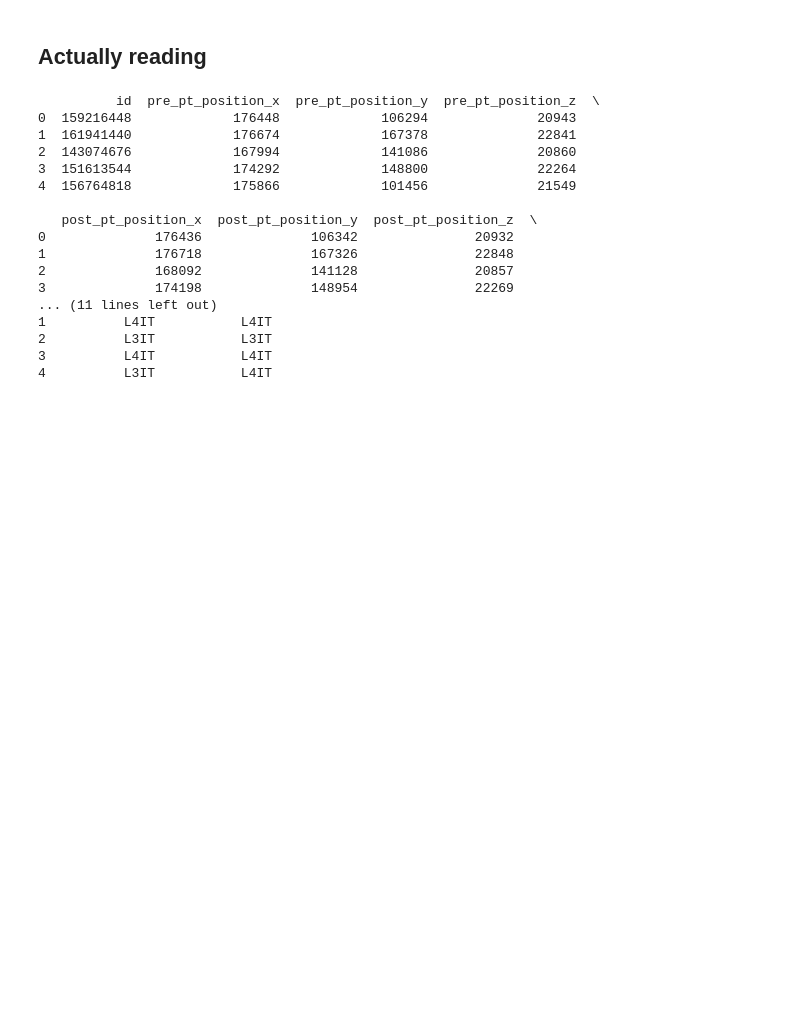
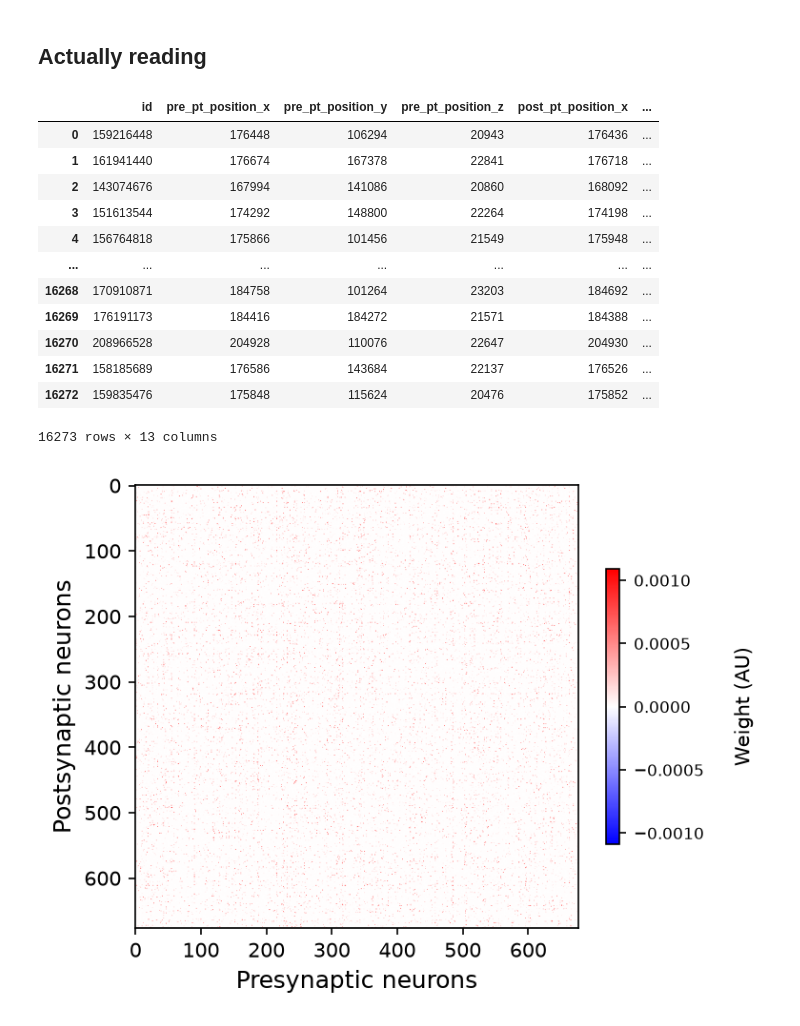
Before and after one commit to jgreen83/Spring2026-Connectome-Pseudospectra, a Jupyter notebook: L234_balance_pseudospec.ipynb, the cells around one changed output. Cells and saved outputs as stored; diff of their text form; code cells hidden in the pictures; blank space fills up the shorter version.

Commit message:
some updates, graph generated

```diff
--- a/L234_balance_pseudospec.ipynb
+++ b/L234_balance_pseudospec.ipynb
@@ -27,8 +27,8 @@ def plot_matrix(W: np.ndarray):
     fig, ax = plt.subplots(figsize=(5, 5), dpi=150)
     im = ax.imshow(W.T, vmin=-W_extreme_val, vmax=W_extreme_val, cmap="bwr")
 
-    ax.set_xlabel("Postsynaptic neurons", fontsize=12)
-    ax.set_ylabel("Presynaptic neurons", fontsize=12)
+    ax.set_ylabel("Postsynaptic neurons", fontsize=12)
+    ax.set_xlabel("Presynaptic neurons", fontsize=12)
 
     cbar = fig.colorbar(im, ax=ax, shrink=.5)
     cbar.ax.tick_params(labelsize=8)
@@ -389,24 +440,36 @@ def observed_plus_random_connectivity_matrix(syn_mat: np.ndarray, r_inhibitory:
 # %%
 L234_syn = pd.read_feather("/Users/Greencat/Spring2026-Connectome-Pseudospectra/ct_L234_syn_df_wsh_1718.feather")
 # %%
-print(L234_syn[0:5])
+L234_syn
 # %% [output]
+|  | id | pre_pt_position_x | pre_pt_position_y | pre_pt_position_z | post_pt_position_x | ... |
+| 0 | 159216448 | 176448 | 106294 | 20943 | 176436 | ... |
+| 1 | 161941440 | 176674 | 167378 | 22841 | 176718 | ... |
+| 2 | 143074676 | 167994 | 141086 | 20860 | 168092 | ... |
+| 3 | 151613544 | 174292 | 148800 | 22264 | 174198 | ... |
+| 4 | 156764818 | 175866 | 101456 | 21549 | 175948 | ... |
+| ... | ... | ... | ... | ... | ... | ... |
+| 16268 | 170910871 | 184758 | 101264 | 23203 | 184692 | ... |
+| 16269 | 176191173 | 184416 | 184272 | 21571 | 184388 | ... |
+| 16270 | 208966528 | 204928 | 110076 | 22647 | 204930 | ... |
+| 16271 | 158185689 | 176586 | 143684 | 22137 | 176526 | ... |
+| 16272 | 159835476 | 175848 | 115624 | 20476 | 175852 | ... |
-          id  pre_pt_position_x  pre_pt_position_y  pre_pt_position_z  \
-0  159216448             176448             106294              20943
-1  161941440             176674             167378              22841
-2  143074676             167994             141086              20860
-3  151613544             174292             148800              22264
-4  156764818             175866             101456              21549
-
-   post_pt_position_x  post_pt_position_y  post_pt_position_z  \
-0              176436              106342               20932
-1              176718              167326               22848
-2              168092              141128               20857
-3              174198              148954               22269
-... (11 lines left out)
-1          L4IT           L4IT
-2          L3IT           L3IT
-3          L4IT           L4IT
-4          L3IT           L4IT
+16273 rows × 13 columns
 # %%
-#TO DO: WRITE FN TO PROCESS SYNAPSE TABLE INTO CONNECTIVITY MATRIX, THEN PLUG IN TO observed_plus_random_connectivity_matrix
+#lol this doesn't make a difference unless I'm only selecting some
+pre_root_ids_all = np.array(L234_syn["pre_pt_root_id"])
+# neuron_ids = np.array(cell_df[np.array(cell_df["cell_type_auto"] == "23P") & np.array(cell_df["proofreading_strategy"] != "") & np.array(cell_df["region"] == "V1")]["pt_root_id"])
+post_root_ids_all = np.array(L234_syn["post_pt_root_id"])
+syn_df_l234 = filter_synapse_table(L234_syn, pre_root_ids_all, post_root_ids_all)
+
+# Transform table to a matrix - synapses within a connection are summed
+syn_mat_df_l234 = syn_df_l234.pivot_table(index="pre_pt_root_id", columns="post_pt_root_id",
+                                        values="size", aggfunc=lambda x: np.sum(x)).fillna(0)
+
+# Make square matrix
+input_output_ids = syn_mat_df_l234.index[np.isin(syn_mat_df_l234.index, syn_mat_df_l234.columns)]
+syn_mat_l234 = np.array(syn_mat_df_l234.reindex(input_output_ids).reindex(columns=input_output_ids)) / 300
+# %%
+plot_matrix(syn_mat_l234)
+# %% [output]
+[figure, added]
```
Also changed, not shown: parts of 49 cells of this notebook, 1 other file.
